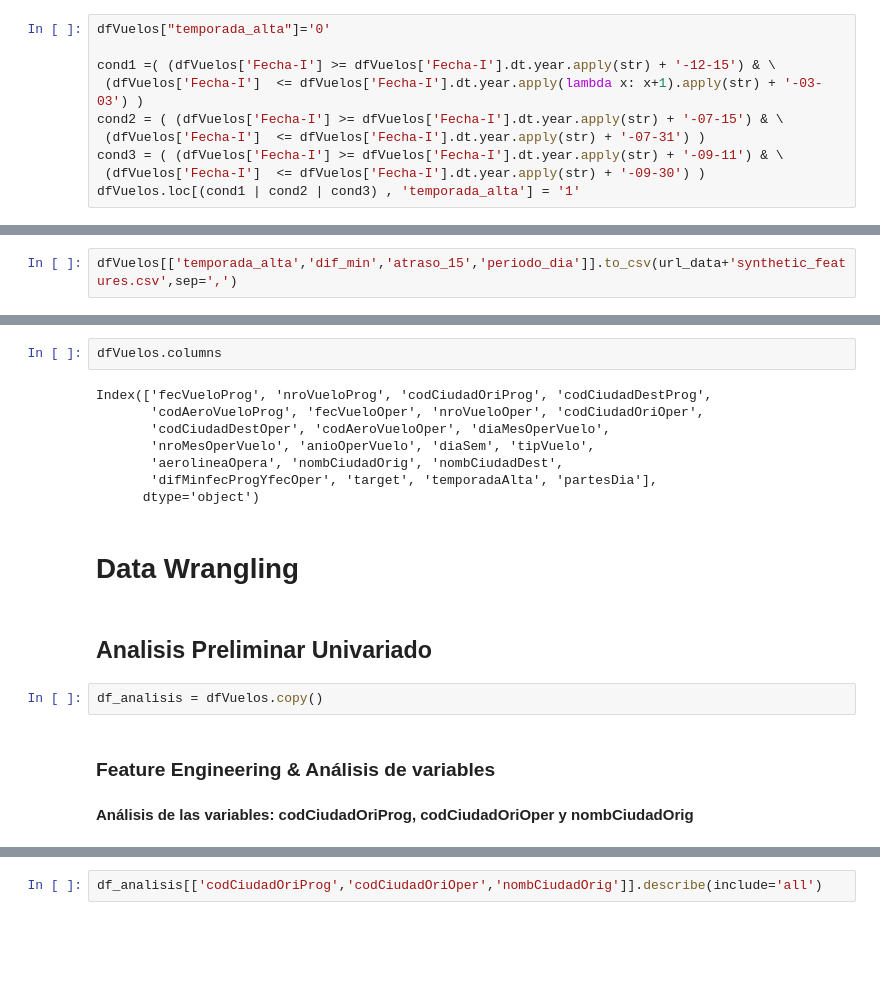
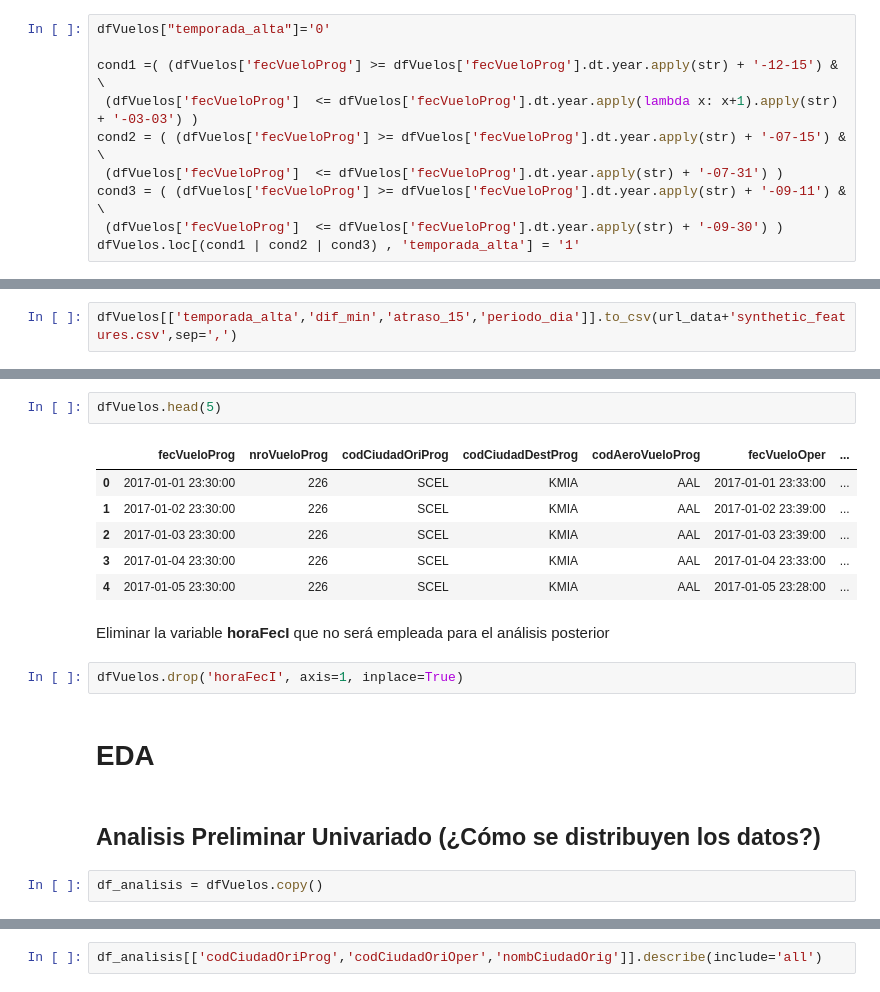
Before and after one commit to larenwell/ds-latam-airlines-challenge, a Jupyter notebook: code/solution.ipynb, the cells around one changed output, grey strips where cells are left out. Saved outputs shown, nothing was run; the diff lists cells and outputs as text; blank space fills up the shorter version.

```diff
--- a/code/solution.ipynb
+++ b/code/solution.ipynb
@@ -348,10 +457,10 @@ Se crea la variable **temporada_alta**
 # %%
 dfVuelos["temporada_alta"]='0'
 
-cond1 =( (dfVuelos['Fecha-I'] >= dfVuelos['Fecha-I'].dt.year.apply(str) + '-12-15') & \
- (dfVuelos['Fecha-I']  <= dfVuelos['Fecha-I'].dt.year.apply(lambda x: x+1).apply(str) + '-03-03') )
-cond2 = ( (dfVuelos['Fecha-I'] >= dfVuelos['Fecha-I'].dt.year.apply(str) + '-07-15') & \
- (dfVuelos['Fecha-I']  <= dfVuelos['Fecha-I'].dt.year.apply(str) + '-07-31') )
-cond3 = ( (dfVuelos['Fecha-I'] >= dfVuelos['Fecha-I'].dt.year.apply(str) + '-09-11') & \
- (dfVuelos['Fecha-I']  <= dfVuelos['Fecha-I'].dt.year.apply(str) + '-09-30') )
+cond1 =( (dfVuelos['fecVueloProg'] >= dfVuelos['fecVueloProg'].dt.year.apply(str) + '-12-15') & \
+ (dfVuelos['fecVueloProg']  <= dfVuelos['fecVueloProg'].dt.year.apply(lambda x: x+1).apply(str) + '-03-03') )
+cond2 = ( (dfVuelos['fecVueloProg'] >= dfVuelos['fecVueloProg'].dt.year.apply(str) + '-07-15') & \
+ (dfVuelos['fecVueloProg']  <= dfVuelos['fecVueloProg'].dt.year.apply(str) + '-07-31') )
+cond3 = ( (dfVuelos['fecVueloProg'] >= dfVuelos['fecVueloProg'].dt.year.apply(str) + '-09-11') & \
+ (dfVuelos['fecVueloProg']  <= dfVuelos['fecVueloProg'].dt.year.apply(str) + '-09-30') )
 dfVuelos.loc[(cond1 | cond2 | cond3) , 'temporada_alta'] = '1'
@@ -488,20 +523,19 @@ dfVuelos.rename(columns={
-# %%
-dfVuelos.columns
-# %% [output]
-Index(['fecVueloProg', 'nroVueloProg', 'codCiudadOriProg', 'codCiudadDestProg',
-       'codAeroVueloProg', 'fecVueloOper', 'nroVueloOper', 'codCiudadOriOper',
-       'codCiudadDestOper', 'codAeroVueloOper', 'diaMesOperVuelo',
-       'nroMesOperVuelo', 'anioOperVuelo', 'diaSem', 'tipVuelo',
-       'aerolineaOpera', 'nombCiudadOrig', 'nombCiudadDest',
-       'difMinfecProgYfecOper', 'target', 'temporadaAlta', 'partesDia'],
-      dtype='object')
-# %% [markdown]
-# Data Wrangling
+# %%
+dfVuelos.head(5)
+# %% [output]
+|  | fecVueloProg | nroVueloProg | codCiudadOriProg | codCiudadDestProg | codAeroVueloProg | fecVueloOper | ... |
+| 0 | 2017-01-01 23:30:00 | 226 | SCEL | KMIA | AAL | 2017-01-01 23:33:00 | ... |
+| 1 | 2017-01-02 23:30:00 | 226 | SCEL | KMIA | AAL | 2017-01-02 23:39:00 | ... |
+| 2 | 2017-01-03 23:30:00 | 226 | SCEL | KMIA | AAL | 2017-01-03 23:39:00 | ... |
+| 3 | 2017-01-04 23:30:00 | 226 | SCEL | KMIA | AAL | 2017-01-04 23:33:00 | ... |
+| 4 | 2017-01-05 23:30:00 | 226 | SCEL | KMIA | AAL | 2017-01-05 23:28:00 | ... |
+# %% [markdown]
+Eliminar la variable **horaFecI** que no será empleada para el análisis posterior
+# %%
+dfVuelos.drop('horaFecI', axis=1, inplace=True)
+# %% [markdown]
+# EDA
 # %% [markdown]
-## Analisis Preliminar Univariado
+## Analisis Preliminar Univariado (¿Cómo se distribuyen los datos?)
 # %%
 df_analisis = dfVuelos.copy()
-# %% [markdown]
-### Feature Engineering & Análisis de variables
-# %% [markdown]
-**Análisis de las variables: codCiudadOriProg, codCiudadOriOper y nombCiudadOrig**
```
Also changed, not shown: parts of 61 cells of this notebook.
